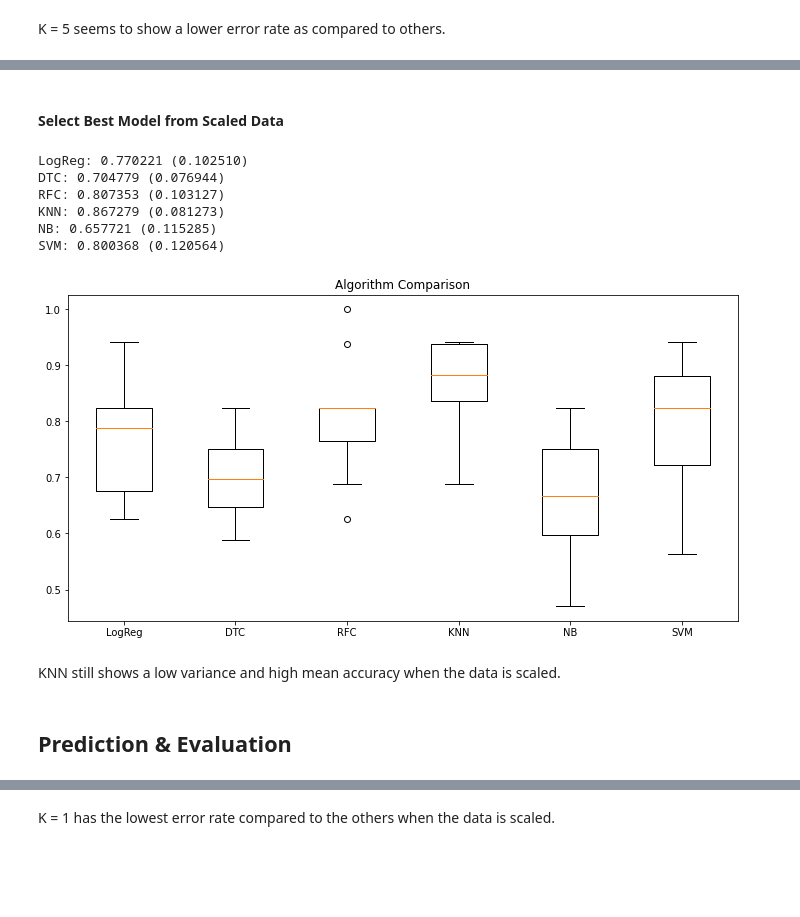
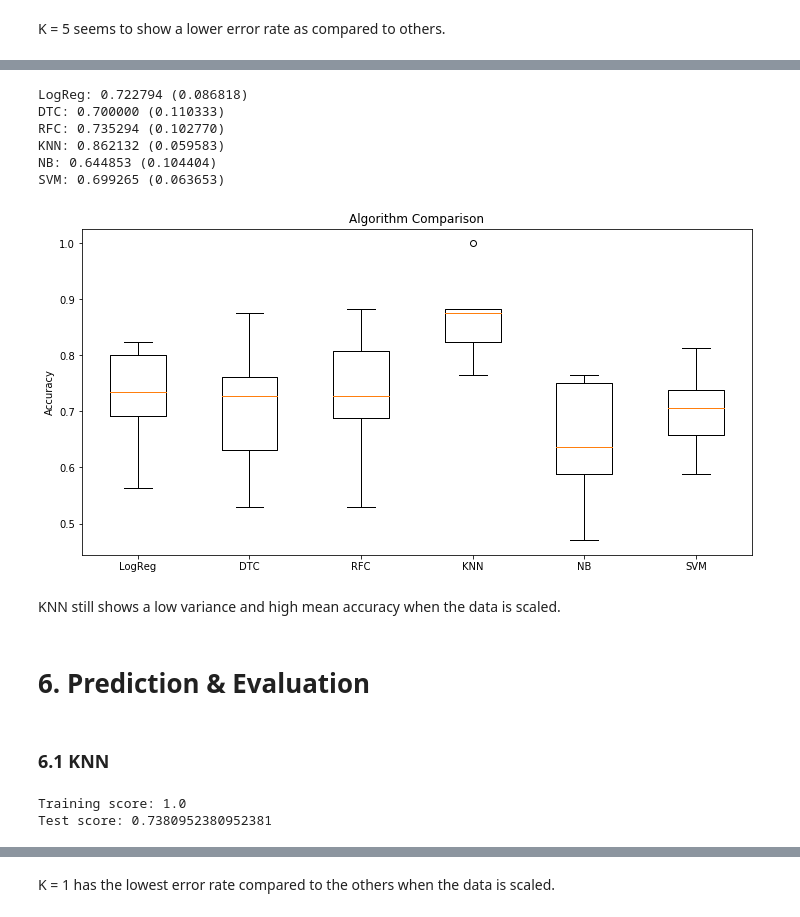
Before and after one commit to leftyamos/amost.github.io, a Jupyter notebook: Mines & Rocks.ipynb, the cells around one changed output, grey strips where cells are left out. Cells and saved outputs as stored; diff of their text form; code cells hidden in the pictures; blank space fills up the shorter version.

```diff
--- a/Mines & Rocks.ipynb
+++ b/Mines & Rocks.ipynb
@@ -262,0 +417,6 @@ weighted avg       0.79      0.79      0.79        42
+# %%
+param_grid = {'max_features': [n for n in range(1,11)]}
+# %%
+grid_search = GridSearchCV(RandomForestClassifier(random_state=101), param_grid, cv=skfold)
+
+grid_search.fit(X_train, y_train)
@@ -262,0 +466,9 @@ weighted avg       0.79      0.79      0.79        42
+# %%
+rfc = RandomForestClassifier(max_features=6, random_state=101)
+
+rfc.fit(X_train, y_train)
+
+pred = rfc.predict(X_test)
+
+print(f'Training score: {rfc.score(X_train, y_train)}')
+print(f'Test score: {rfc.score(X_test, y_test)}')
@@ -271,43 +501,50 @@ scaler = MinMaxScaler()
 X_train_scaled = scaler.fit_transform(X_train)
 
 X_test_scaled = scaler.transform(X_test)
-# %% [markdown]
-#### Select Best Model from Scaled Data
 # %%
 results = []
 names = []
 
 for name, model in models:
-    kfold = KFold(n_splits=10,random_state=101, shuffle=True)
-    cv_results = cross_val_score(model, X_train_scaled, y_train, cv=kfold, scoring='accuracy')
+    skfold = StratifiedKFold(n_splits=10,random_state=101, shuffle=True)
+    cv_results = cross_val_score(model, X_train_scaled, y_train, cv=skfold, scoring='accuracy')
 
     results.append(cv_results)
     names.append(name)
     print('%s: %f (%f)' % (name, cv_results.mean(), cv_results.std()))
 # %% [output]
-LogReg: 0.770221 (0.102510)
-DTC: 0.704779 (0.076944)
-RFC: 0.807353 (0.103127)
-KNN: 0.867279 (0.081273)
-NB: 0.657721 (0.115285)
-SVM: 0.800368 (0.120564)
+LogReg: 0.722794 (0.086818)
+DTC: 0.700000 (0.110333)
+RFC: 0.735294 (0.102770)
+KNN: 0.862132 (0.059583)
+NB: 0.644853 (0.104404)
+SVM: 0.699265 (0.063653)
 # %%
 plt.figure(figsize=(12,6))
 plt.boxplot(results, labels=names)
 plt.title('Algorithm Comparison')
+plt.ylabel('Accuracy')
 plt.show()
 # %% [output]
-[figure, old version]
+[figure, new version]
 # %% [markdown]
 KNN still shows a low variance and high mean accuracy when the data is scaled.
 # %% [markdown]
-## Prediction & Evaluation
+# 6. Prediction & Evaluation
+# %% [markdown]
+### 6.1 KNN
 # %%
 knn = KNeighborsClassifier(n_neighbors=1)
 
-knn.fit(X_train_scaled, y_train)
+knn.fit(X_train, y_train)
 
-pred = knn.predict(X_test_scaled)
+pred = knn.predict(X_test)
+
+print(f'Training score: {knn.score(X_train, y_train)}')
+print(f'Test score: {knn.score(X_test, y_test)}')
+# %% [output]
+Training score: 1.0
+Test score: 0.7380952380952381
 # %%
 # Evaluate predictions
 print(confusion_matrix(y_test,pred))
```
Also changed, not shown: parts of 99 cells of this notebook.
